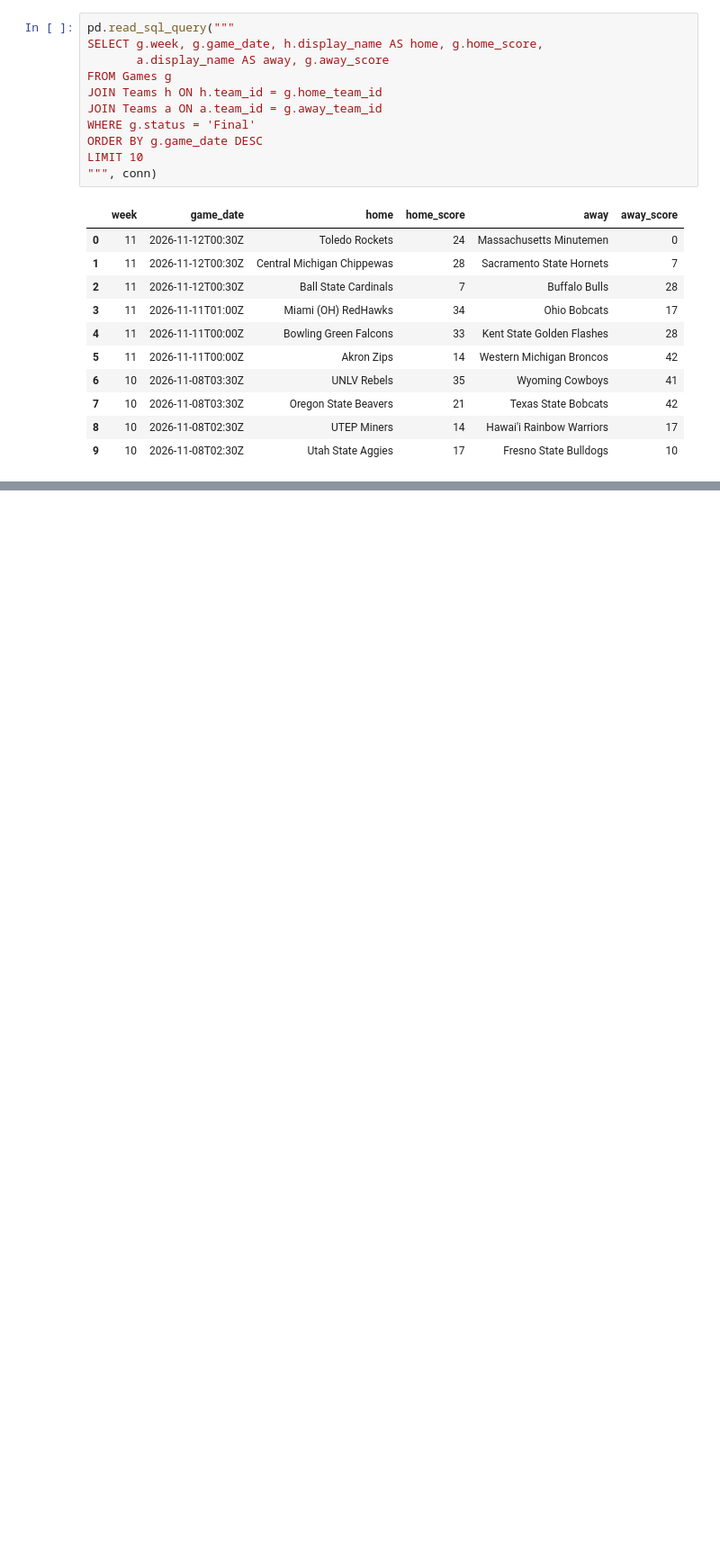
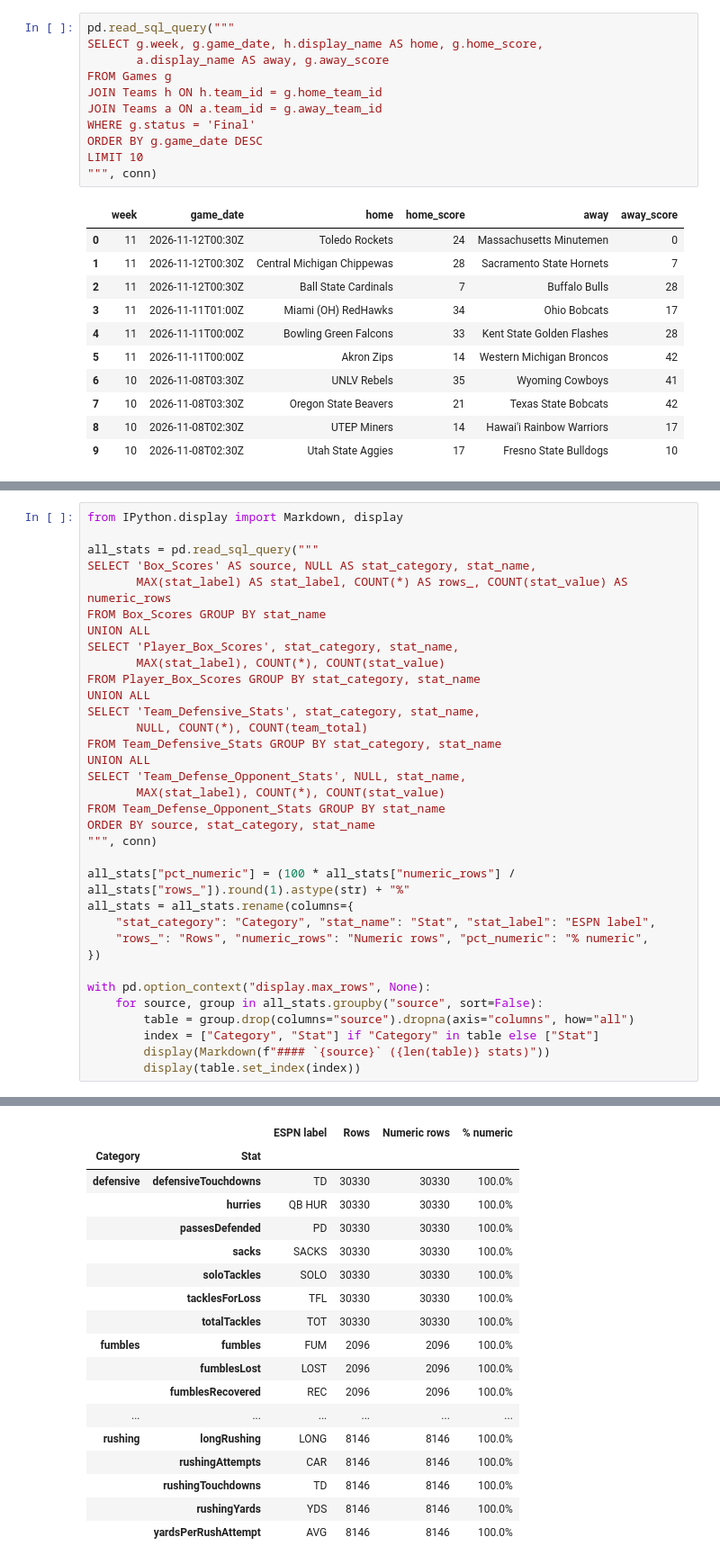
Before and after one commit to cfinley6-vols/espn-datamine, a Jupyter notebook: cfb2026.ipynb, the cells around one changed output, grey strips where cells are left out. Shown at 90% size. Saved outputs shown, nothing was run; the diff lists cells and outputs as text; blank space fills up the shorter version.

```diff
--- a/cfb2026.ipynb
+++ b/cfb2026.ipynb
@@ -691,0 +1008,35 @@ LIMIT 10
+# %%
+from IPython.display import Markdown, display
+
+all_stats = pd.read_sql_query("""
+SELECT 'Box_Scores' AS source, NULL AS stat_category, stat_name,
+       MAX(stat_label) AS stat_label, COUNT(*) AS rows_, COUNT(stat_value) AS numeric_rows
+FROM Box_Scores GROUP BY stat_name
+UNION ALL
+SELECT 'Player_Box_Scores', stat_category, stat_name,
+       MAX(stat_label), COUNT(*), COUNT(stat_value)
+FROM Player_Box_Scores GROUP BY stat_category, stat_name
+UNION ALL
+SELECT 'Team_Defensive_Stats', stat_category, stat_name,
+       NULL, COUNT(*), COUNT(team_total)
+FROM Team_Defensive_Stats GROUP BY stat_category, stat_name
+UNION ALL
+SELECT 'Team_Defense_Opponent_Stats', NULL, stat_name,
+       MAX(stat_label), COUNT(*), COUNT(stat_value)
+FROM Team_Defense_Opponent_Stats GROUP BY stat_name
+ORDER BY source, stat_category, stat_name
+""", conn)
+
+all_stats["pct_numeric"] = (100 * all_stats["numeric_rows"] / all_stats["rows_"]).round(1).astype(str) + "%"
+all_stats = all_stats.rename(columns={
+    "stat_category": "Category", "stat_name": "Stat", "stat_label": "ESPN label",
+    "rows_": "Rows", "numeric_rows": "Numeric rows", "pct_numeric": "% numeric",
+})
+
+with pd.option_context("display.max_rows", None):
+    for source, group in all_stats.groupby("source", sort=False):
+        table = group.drop(columns="source").dropna(axis="columns", how="all")
+        index = ["Category", "Stat"] if "Category" in table else ["Stat"]
+        display(Markdown(f"#### `{source}` ({len(table)} stats)"))
+        display(table.set_index(index))
+# %% [output]
@@ -691,0 +1062,18 @@ LIMIT 10
+|  |  | ESPN label | Rows | Numeric rows | % numeric |
+| Category | Stat |  |  |  |  |
+| defensive | defensiveTouchdowns | TD | 30330 | 30330 | 100.0% |
+|  | hurries | QB HUR | 30330 | 30330 | 100.0% |
+|  | passesDefended | PD | 30330 | 30330 | 100.0% |
+|  | sacks | SACKS | 30330 | 30330 | 100.0% |
+|  | soloTackles | SOLO | 30330 | 30330 | 100.0% |
+|  | tacklesForLoss | TFL | 30330 | 30330 | 100.0% |
+|  | totalTackles | TOT | 30330 | 30330 | 100.0% |
+| fumbles | fumbles | FUM | 2096 | 2096 | 100.0% |
+|  | fumblesLost | LOST | 2096 | 2096 | 100.0% |
+|  | fumblesRecovered | REC | 2096 | 2096 | 100.0% |
+| ... | ... | ... | ... | ... | ... |
+| rushing | longRushing | LONG | 8146 | 8146 | 100.0% |
+|  | rushingAttempts | CAR | 8146 | 8146 | 100.0% |
+|  | rushingTouchdowns | TD | 8146 | 8146 | 100.0% |
+|  | rushingYards | YDS | 8146 | 8146 | 100.0% |
+|  | yardsPerRushAttempt | AVG | 8146 | 8146 | 100.0% |
```
Also changed, not shown: parts of 23 cells of this notebook.
